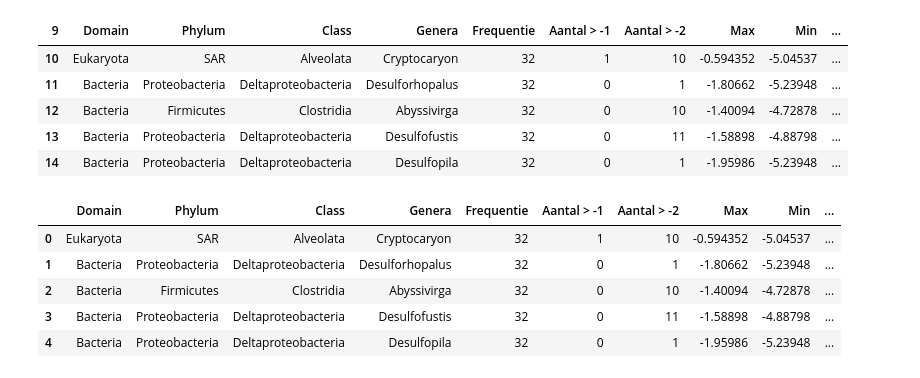
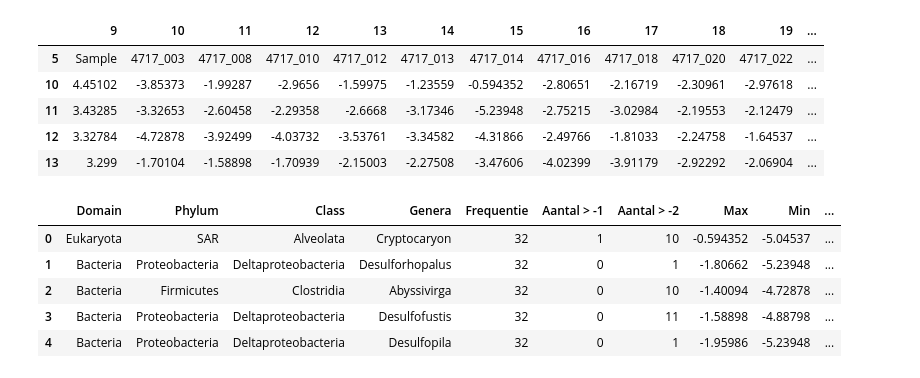
Before and after one commit to KennisnetwerkDataScience/Waterlaboratorium-Noord-IoT, a Jupyter notebook: Team1/read_and_explore.ipynb, the cells around one changed output. Drawn from its saved outputs; the diff is of its cells as text; code cells hidden in the pictures.

```diff
--- a/Team1/read_and_explore.ipynb
+++ b/Team1/read_and_explore.ipynb
@@ -34,12 +42,11 @@ df1_part1.drop(labels = 9, axis = 0, inplace = True)
-# %%
-df1_part1.head()
-# %% [output]
-| 9 | Domain | Phylum | Class | Genera | Frequentie | Aantal > -1 | Aantal > -2 | Max | Min | ... |
-| 10 | Eukaryota | SAR | Alveolata | Cryptocaryon | 32 | 1 | 10 | -0.594352 | -5.04537 | ... |
-| 11 | Bacteria | Proteobacteria | Deltaproteobacteria | Desulforhopalus | 32 | 0 | 1 | -1.80662 | -5.23948 | ... |
-| 12 | Bacteria | Firmicutes | Clostridia | Abyssivirga | 32 | 0 | 10 | -1.40094 | -4.72878 | ... |
-| 13 | Bacteria | Proteobacteria | Deltaproteobacteria | Desulfofustis | 32 | 0 | 11 | -1.58898 | -4.88798 | ... |
-| 14 | Bacteria | Proteobacteria | Deltaproteobacteria | Desulfopila | 32 | 0 | 1 | -1.95986 | -5.23948 | ... |
 # %%
 df1_part2 = df1.loc[4:,9:].copy()
 df1_part2.drop(labels = [4,6,7,8, 9], axis = 0, inplace = True)
+df1_part2.head()
+# %% [output]
+|  | 9 | 10 | 11 | 12 | 13 | 14 | 15 | 16 | 17 | 18 | 19 | ... |
+| 5 | Sample | 4717_003 | 4717_008 | 4717_010 | 4717_012 | 4717_013 | 4717_014 | 4717_016 | 4717_018 | 4717_020 | 4717_022 | ... |
+| 10 | 4.45102 | -3.85373 | -1.99287 | -2.9656 | -1.59975 | -1.23559 | -0.594352 | -2.80651 | -2.16719 | -2.30961 | -2.97618 | ... |
+| 11 | 3.43285 | -3.32653 | -2.60458 | -2.29358 | -2.6668 | -3.17346 | -5.23948 | -2.75215 | -3.02984 | -2.19553 | -2.12479 | ... |
+| 12 | 3.32784 | -4.72878 | -3.92499 | -4.03732 | -3.53761 | -3.34582 | -4.31866 | -2.49766 | -1.81033 | -2.24758 | -1.64537 | ... |
+| 13 | 3.299 | -1.70104 | -1.58898 | -1.70939 | -2.15003 | -2.27508 | -3.47606 | -4.02399 | -3.91179 | -2.92292 | -2.06904 | ... |
```
Also changed, not shown: parts of 8 cells of this notebook.
